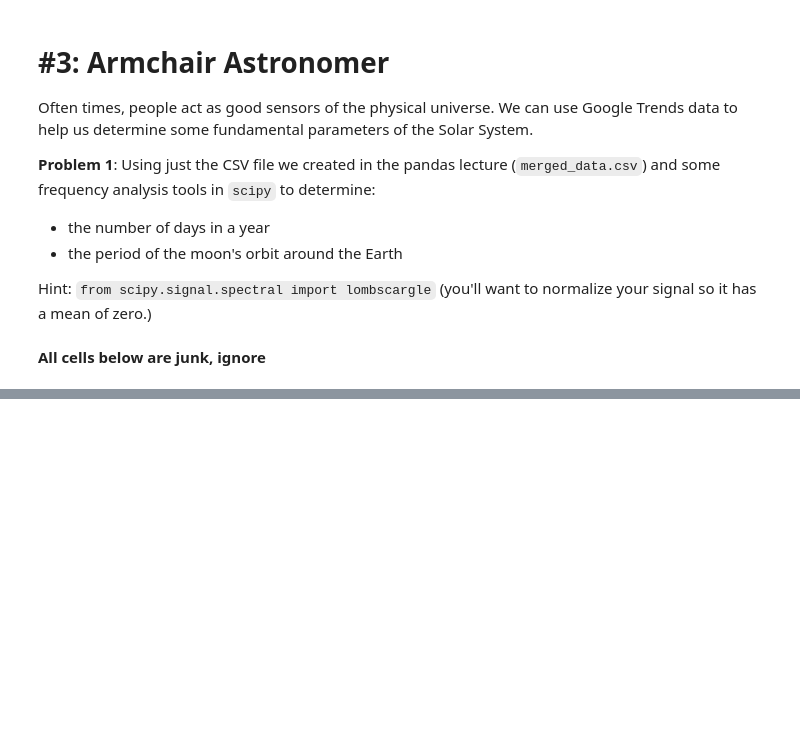
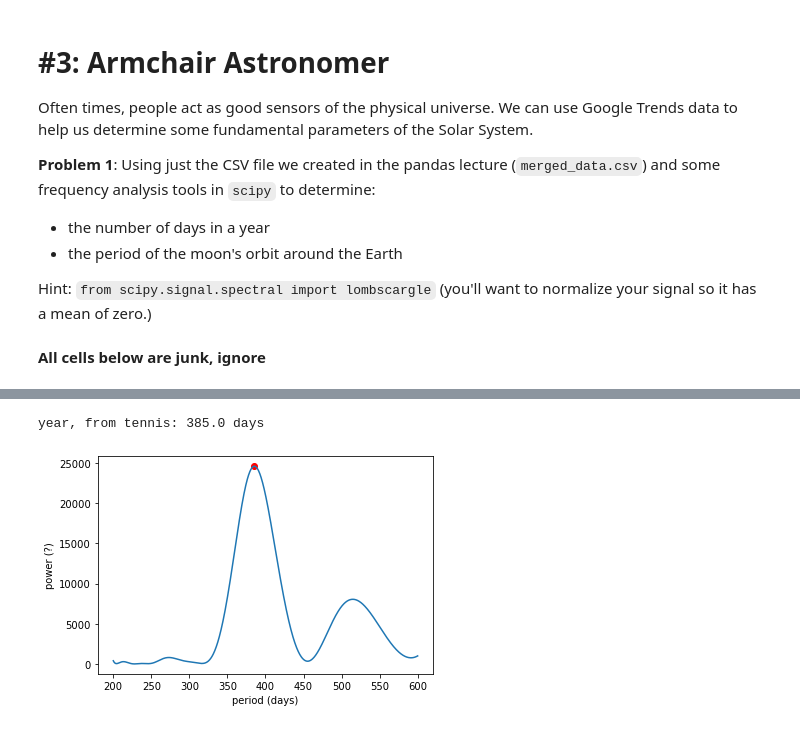
Before and after one commit to zbalewski/python-ay250-homework, a Jupyter notebook: hw_1/hw_1_assignment.ipynb, the cells around one changed output, grey strips where cells are left out. Drawn from its saved outputs; the diff is of its cells as text; code cells hidden in the pictures; blank space fills up the shorter version.

```diff
--- a/hw_1/hw_1_assignment.ipynb
+++ b/hw_1/hw_1_assignment.ipynb
@@ -596,0 +658,6 @@ df
+# %%
+tennis_period = compute_period(df_daily, 'tennis', 200, 600)
+print(f"year, from tennis: {tennis_period} days")
+# %% [output]
+year, from tennis: 385.0 days
+[figure, added]
```
Also changed, not shown: parts of 14 cells of this notebook.
